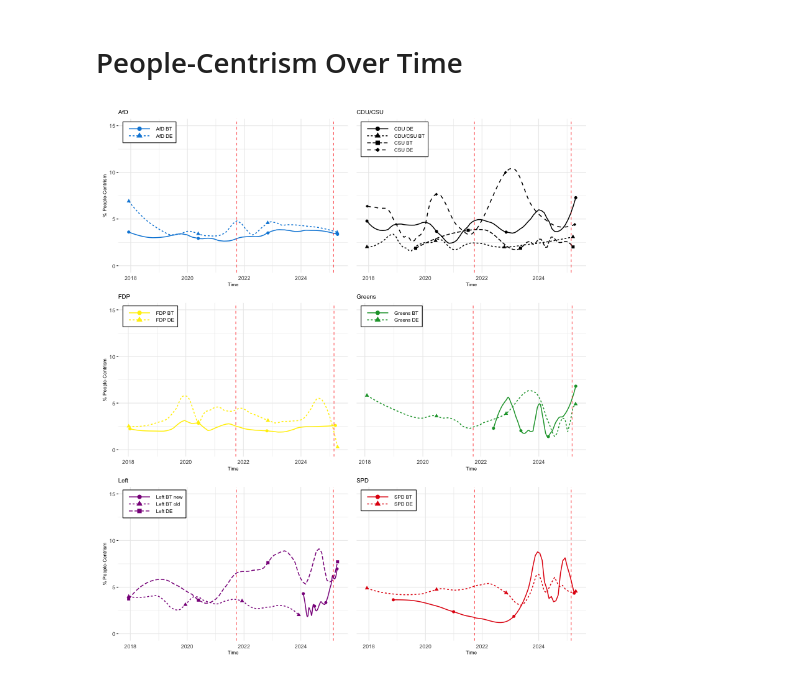
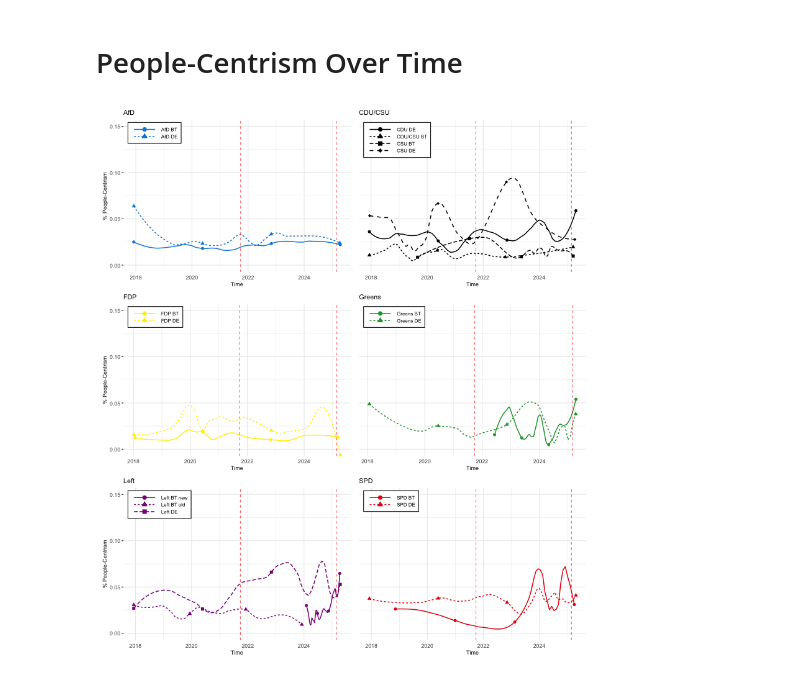
Before and after one commit to luerhard/anti-elitism-gets-views, a Jupyter notebook: pipeline/05-basic_descriptives.ipynb, the cells around one changed output. Drawn from its saved outputs; the diff is of its cells as text; code cells hidden in the pictures.

```diff
--- a/pipeline/05-basic_descriptives.ipynb
+++ b/pipeline/05-basic_descriptives.ipynb
@@ -256,6 +256,18 @@ plot
 options(warn = 0)
 # %% [markdown]
 # Anti-Elitism Over Time
+# %%
+df = (
+    videos[["video_id", "video_datetime_upload", "channel", "party"]]
+    .merge(sentences, on="video_id", how="left")
+    .assign(date=lambda x: x["video_datetime_upload"].dt.normalize())
+    .groupby(["party", "channel", "date"])
+    .agg(
+        elite=("elite", "mean"),
+        pplcentr=("pplcentr", "mean"),
+    )
+    .reset_index(drop=False)
+)
 # %%
 %%R -i df -w 800 -h 900
 
@@ -264,18 +276,11 @@ PLOT_HEIGHT <- 8
 
 shape_values <- c(16, 17, 15, 18)
 
+
 df_plot <- df |>
-   mutate(
-      elite = (n_elite / n_sents * 100) + 1,
-      pplcentr = (n_pplcentr / n_sents * 100) + 1,
-      date = as.Date(video_datetime_upload)
-) |>
-group_by(party, channel, date) |>
-summarize(
-    elite = mean(elite, na.rm = T),
-    pplcentr = mean(pplcentr, na.rm = T),
-    .groups = "drop"
-)
+    mutate(
+        date = as.Date(date)
+    )
 
 election_dates <- as.Date(c("2021-09-26", "2025-02-23"))
 parties <- unique(df_plot$party)
@@ -328,7 +333,7 @@ for(i in seq_along(parties)) {
     ) +
     scale_shape_manual(values = shape_values) +
     geom_vline(xintercept = election_dates, color = "red", linetype = "dashed", alpha = 0.7) +
-    coord_cartesian(ylim = c(0, 25)) +
+    coord_cartesian(ylim = c(0, 0.25)) +
     labs(
         title = p,
         y = if(is_right_column) NULL else "% Anti-Elitism",
@@ -367,17 +372,9 @@ plot
 %%R -i df -w 800 -h 900
 
 df_plot <- df |>
-   mutate(
-      elite = (n_elite / n_sents * 100) + 1,
-      pplcentr = (n_pplcentr / n_sents * 100) + 1,
-      date = as.Date(video_datetime_upload)
-) |>
-group_by(party, channel, date) |>
-summarize(
-    elite = mean(elite, na.rm = T),
-    pplcentr = mean(pplcentr, na.rm = T),
-    .groups = "drop"
-)
+    mutate(
+        date = as.Date(date)
+    )
 
 election_dates <- as.Date(c("2021-09-26", "2025-02-23"))
 parties <- unique(df_plot$party)
@@ -430,35 +427,35 @@ for(i in seq_along(parties)) {
     ) +
     scale_shape_manual(values = shape_values) +
     geom_vline(xintercept = election_dates, color = "red", linetype = "dashed", alpha = 0.7) +
-    coord_cartesian(ylim = c(0, 15)) +
+    coord_cartesian(ylim = c(0, 0.15)) +
     labs(
         title = p,
         y = if(is_right_column) NULL else "% People-Centrism",
         x = "Time") +
     theme_minimal() +
     theme(
       legend.position = c(0.02, 0.98),  # Top-left corner
       legend.justification = c(0, 1),
       legend.background = element_rect(fill = "white"),
       legend.title = element_blank(),
       legend.text = element_text(size = 8),
       legend.key.size = unit(0.4, "cm"),
       legend.key.width = unit(1.5, "cm"),
       axis.text.y = if(is_right_column) element_blank() else element_text(),
       axis.ticks.y = if(is_right_column) element_blank() else element_line(),
       title = element_text(size = 9)
     ) +
     guides(
         shape = guide_legend(override.aes = list(size = 3)),
     )
 }
 
 # Combine plots
 plot <- wrap_plots(plots, ncol = 2)
 
 path <- here("reports", "figures", "pplcentr_over_time.svg")
 if (file.exists(path)) file.remove(path)
 ggsave(path, plot, width = PLOT_WIDTH, height = PLOT_HEIGHT)
 plot
 # %% [output]
-[figure, old version]
+[figure, new version]
```
Also changed, not shown: parts of 1 cell of this notebook, 4 other files.
